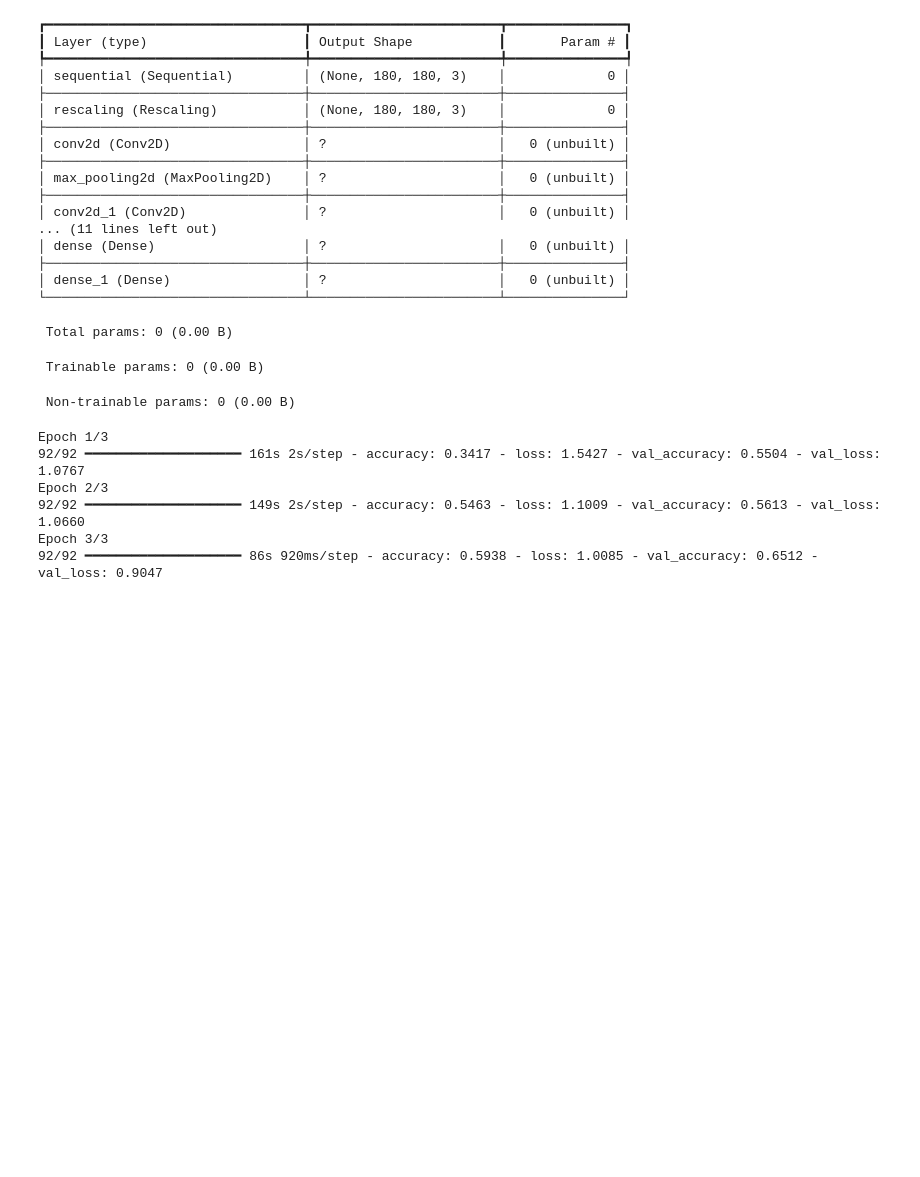
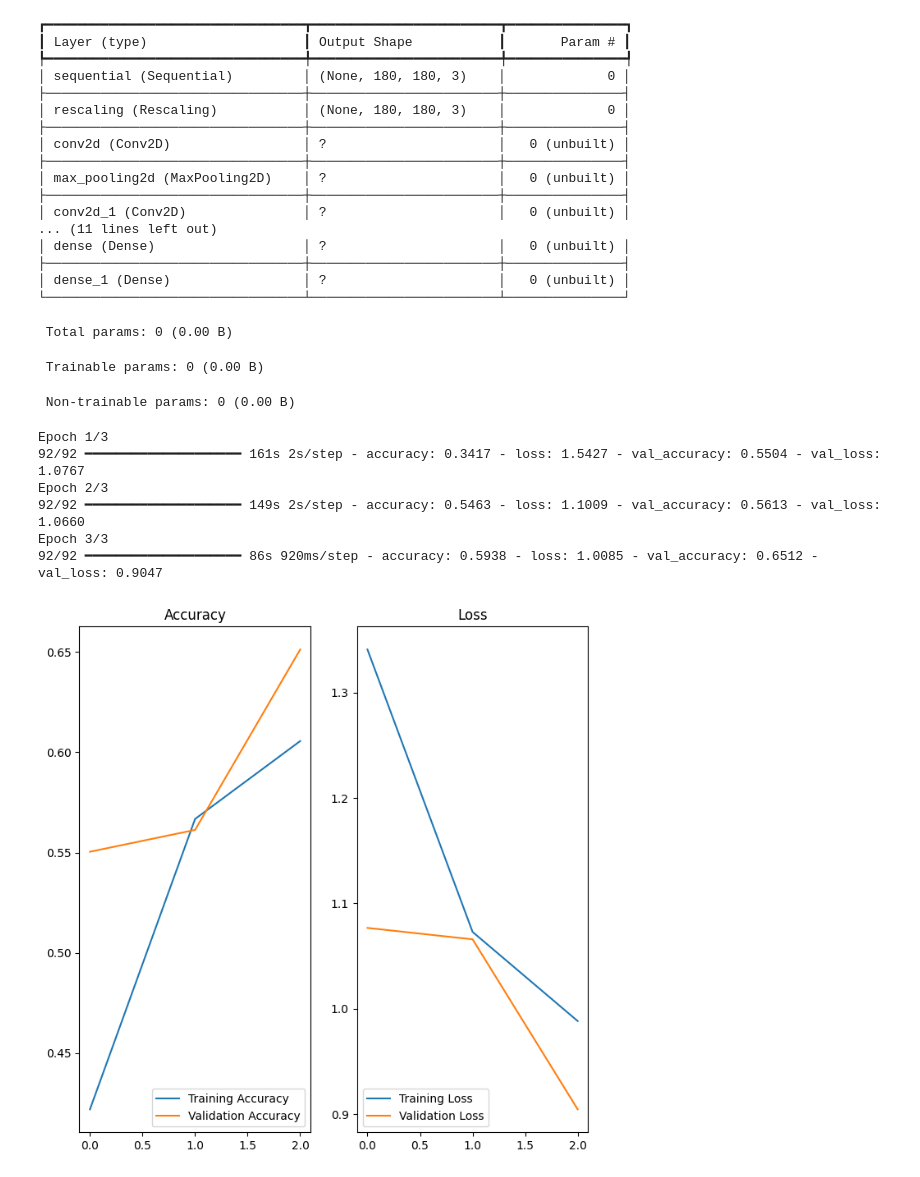
Before and after one commit to timkao/MachineLearning, a Jupyter notebook: cnn_basics.ipynb, the cells around one changed output. Saved outputs shown, nothing was run; the diff lists cells and outputs as text; code cells hidden in the pictures; blank space fills up the shorter version.

Commit message:
visualize loss and accuracy

```diff
--- a/cnn_basics.ipynb
+++ b/cnn_basics.ipynb
@@ -191,3 +191,29 @@ Epoch 2/3
 92/92 ━━━━━━━━━━━━━━━━━━━━ 149s 2s/step - accuracy: 0.5463 - loss: 1.1009 - val_accuracy: 0.5613 - val_loss: 1.0660
 Epoch 3/3
 92/92 ━━━━━━━━━━━━━━━━━━━━ 86s 920ms/step - accuracy: 0.5938 - loss: 1.0085 - val_accuracy: 0.6512 - val_loss: 0.9047
+# %%
+train_history = history.history
+
+acc = train_history['accuracy']
+val_acc = train_history['val_accuracy']
+
+loss = train_history['loss']
+val_loss = train_history['val_loss']
+
+epoch_range = range(epochs)
+plt.figure(figsize = (8, 8))
+plt.subplot(1, 2, 1)
+plt.plot(epoch_range, acc, label = 'Training Accuracy')
+plt.plot(epoch_range, val_acc, label = 'Validation Accuracy')
+plt.legend(loc = 'lower right')
+plt.title('Accuracy')
+
+plt.subplot(1, 2, 2)
+plt.plot(epoch_range, loss, label = 'Training Loss')
+plt.plot(epoch_range, val_loss, label = 'Validation Loss')
+plt.legend(loc = 'lower left')
+plt.title('Loss')
+
+plt.show()
+# %% [output]
+[figure, added]
```
